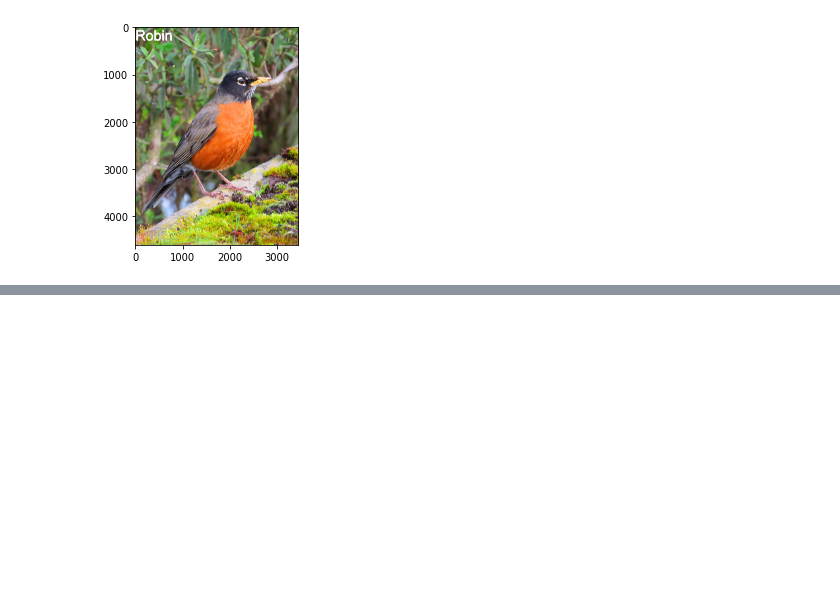
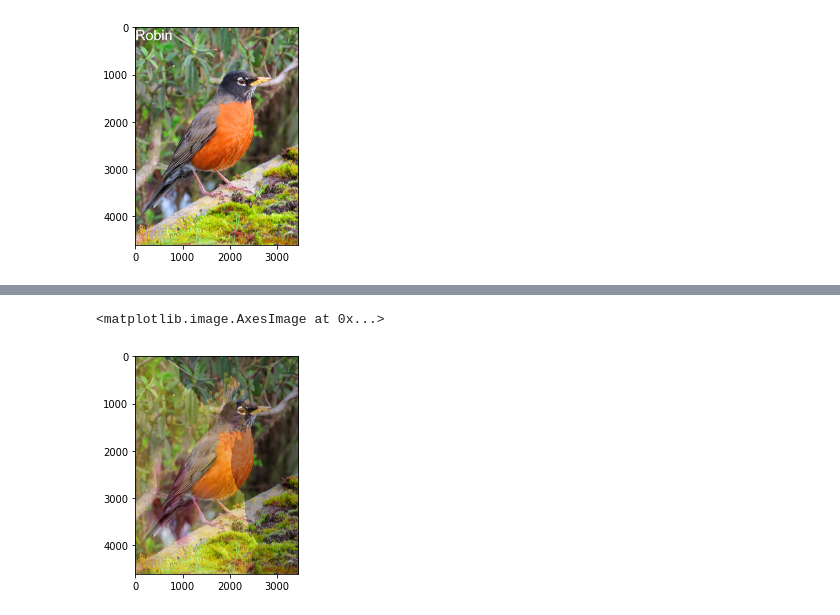
Before and after one commit to sowmR/PILSample, a Jupyter notebook: PILSample.ipynb, the cells around one changed output, grey strips where cells are left out. Cells and saved outputs as stored; diff of their text form; code cells hidden in the pictures; blank space fills up the shorter version.

```diff
--- a/PILSample.ipynb
+++ b/PILSample.ipynb
@@ -157,0 +194,10 @@ plt.imshow(wi)
+# %%
+im1 = PIL.Image.open(imageFile)
+im2 = PIL.Image.open('hibiscus.jpg')
+im2 = im2.resize(im1.size)
+alpha = 0.3
+blImd = PIL.Image.blend(im1,im2,alpha)
+plt.imshow(blImd)
+# %% [output]
+<matplotlib.image.AxesImage at 0x...>
+[figure, added]
```
Also changed, not shown: parts of 6 cells of this notebook.
